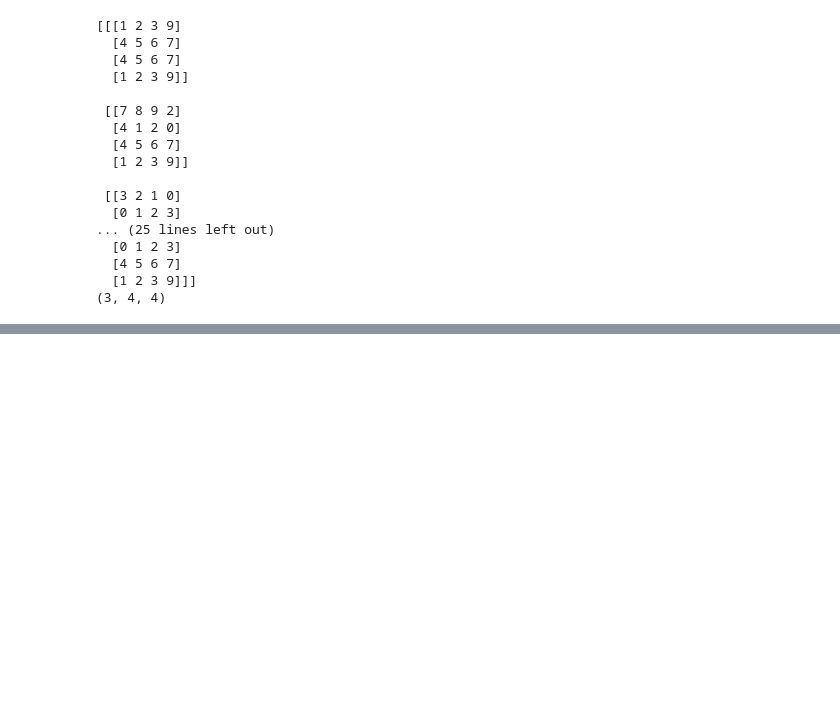
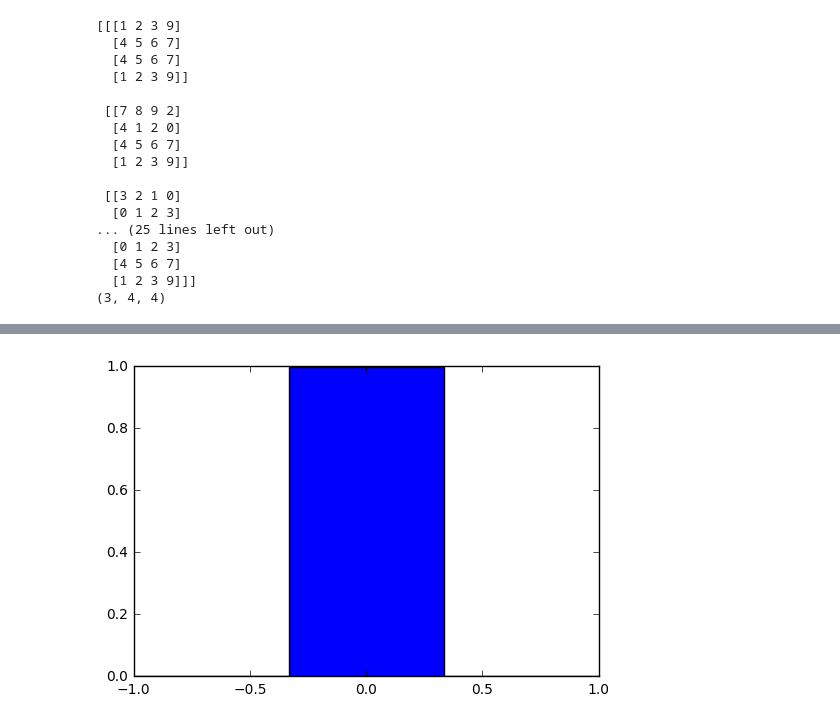
Before and after one commit to sri-kankanahalli/autoencoder-speech-compression, a Jupyter notebook: Regression Autoencoder - Residual.ipynb, the cells around one changed output, grey strips where cells are left out. Cells and saved outputs as stored; diff of their text form; code cells hidden in the pictures; blank space fills up the shorter version.

```diff
--- a/Regression Autoencoder - Residual.ipynb
+++ b/Regression Autoencoder - Residual.ipynb
@@ -1163,22 +1268,23 @@ print np.var(scalars)
 # %%
 hist = np.histogram(scalars, bins = np.linspace(-1.0, 1.0, NBINS + 1))
 sample_hist_probs = hist[0].astype('float32')
 sample_hist_bins = hist[1].astype('float32')
 sample_hist_probs /= np.sum(sample_hist_probs)
 
 sample_hist_width = 1 * (sample_hist_bins[1] - sample_hist_bins[0])
 sample_hist_centers = (sample_hist_bins[:-1] + sample_hist_bins[1:]) / 2
 plt.bar(sample_hist_centers, sample_hist_probs, align='center', width=sample_hist_width)
+plt.show()
 
-
-for i in xrange(1, 8):
-    p = 0
-    for j in xrange(0, i):
-        p += sample_hist_probs[j]
-        p += sample_hist_probs[-j - 1]
-    print p
-
-plt.show()
+if (NBINS > 9):
+    for i in xrange(1, 8):
+        p = 0
+        for j in xrange(0, i):
+            p += sample_hist_probs[j]
+            p += sample_hist_probs[-j - 1]
+        print p
+# %% [output]
+[figure, added]
 # %%
 [rate, data] = sciwav.read("./SA1.WAV")
 processedWave, wparams = preprocessWaveform(data)
```
Also changed, not shown: parts of 11 cells of this notebook.
